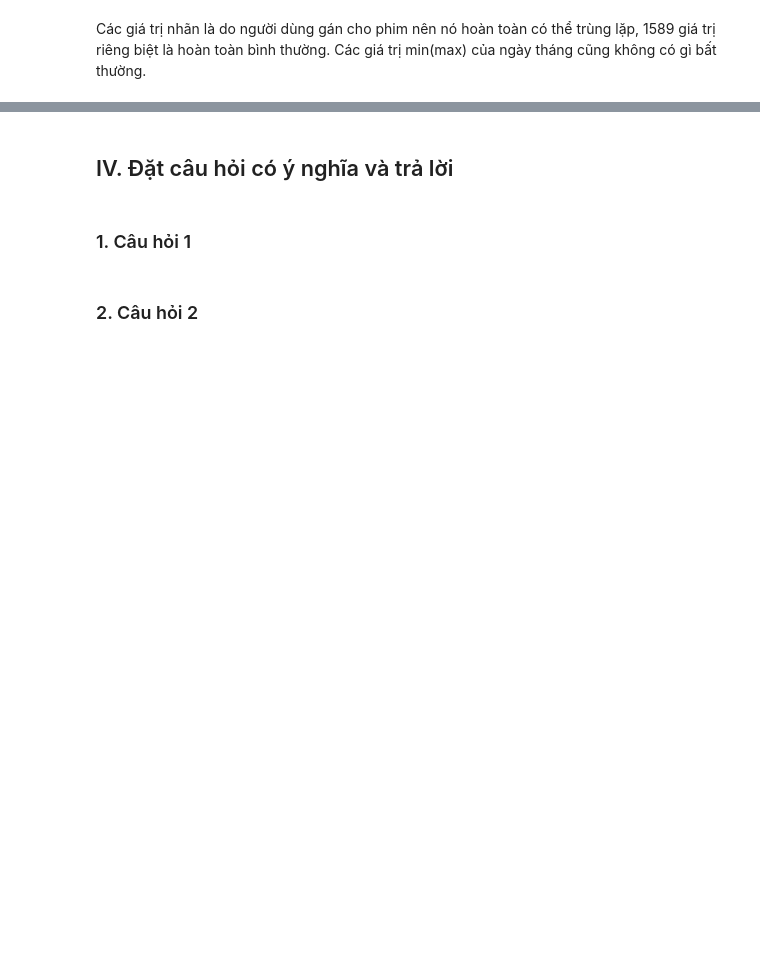
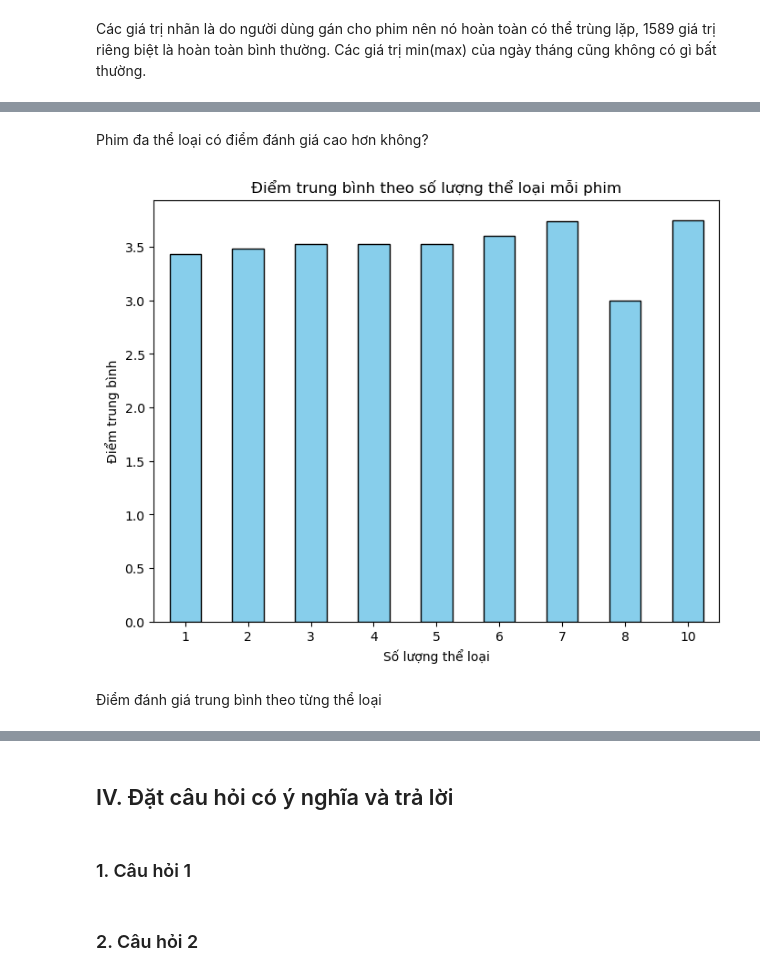
Before and after one commit to miavox/CSC17104-Final-Project, a Jupyter notebook: Project/Final_project.ipynb, the cells around one changed output, grey strips where cells are left out. Cells and saved outputs as stored; diff of their text form; code cells hidden in the pictures; blank space fills up the shorter version.

```diff
--- a/Project/Final_project.ipynb
+++ b/Project/Final_project.ipynb
@@ -359,0 +480,20 @@ Các giá trị nhãn là do người dùng gán cho phim nên nó hoàn toàn c
+# %%
+# Xử lý giá trị thiếu trong cột year
+movies['year'] = movies['title'].str.extract(r'\((\d{4})\)').astype(float)
+
+# Điền giá trị 0 cho các năm không xác định
+movies['year'].fillna(0, inplace=True)
+
+# Phân loại phim theo thập kỷ
+movies['decade'] = (movies['year'] // 10 * 10).astype(int)
+
+# Loại bỏ các phim có year = 0 (không có thông tin năm)
+movies = movies[movies['year'] != 0]
+
+# Tính số lượng phim theo thập kỷ và thể loại
+decade_genre_counts = movies.groupby('decade')[genre_columns].sum()
+
+# Xác định thể loại phổ biến nhất theo từng thập kỷ
+most_popular_per_decade = decade_genre_counts.idxmax(axis=1)
+print("Thể loại phổ biến nhất theo thập kỷ:")
+print(most_popular_per_decade)
@@ -359,0 +522,21 @@ Các giá trị nhãn là do người dùng gán cho phim nên nó hoàn toàn c
+# %% [markdown]
+Phim đa thể loại có điểm đánh giá cao hơn không?
+# %%
+# Ghép dữ liệu movies và ratings
+movies_ratings = movies.merge(ratings, on='movieId')
+
+# Tính điểm trung bình theo số lượng thể loại
+genre_count_ratings = movies_ratings.groupby('Genre_Count')['rating'].mean()
+
+# Vẽ biểu đồ
+plt.figure(figsize=(8, 6))
+genre_count_ratings.plot(kind='bar', color='skyblue', edgecolor='black')
+plt.title('Điểm trung bình theo số lượng thể loại mỗi phim')
+plt.xlabel('Số lượng thể loại')
+plt.ylabel('Điểm trung bình')
+plt.xticks(rotation=0)
+plt.show()
+# %% [output]
+[figure, added]
+# %% [markdown]
+Điểm đánh giá trung bình theo từng thể loại
```
Also changed, not shown: parts of 18 cells of this notebook, 1 other file.
